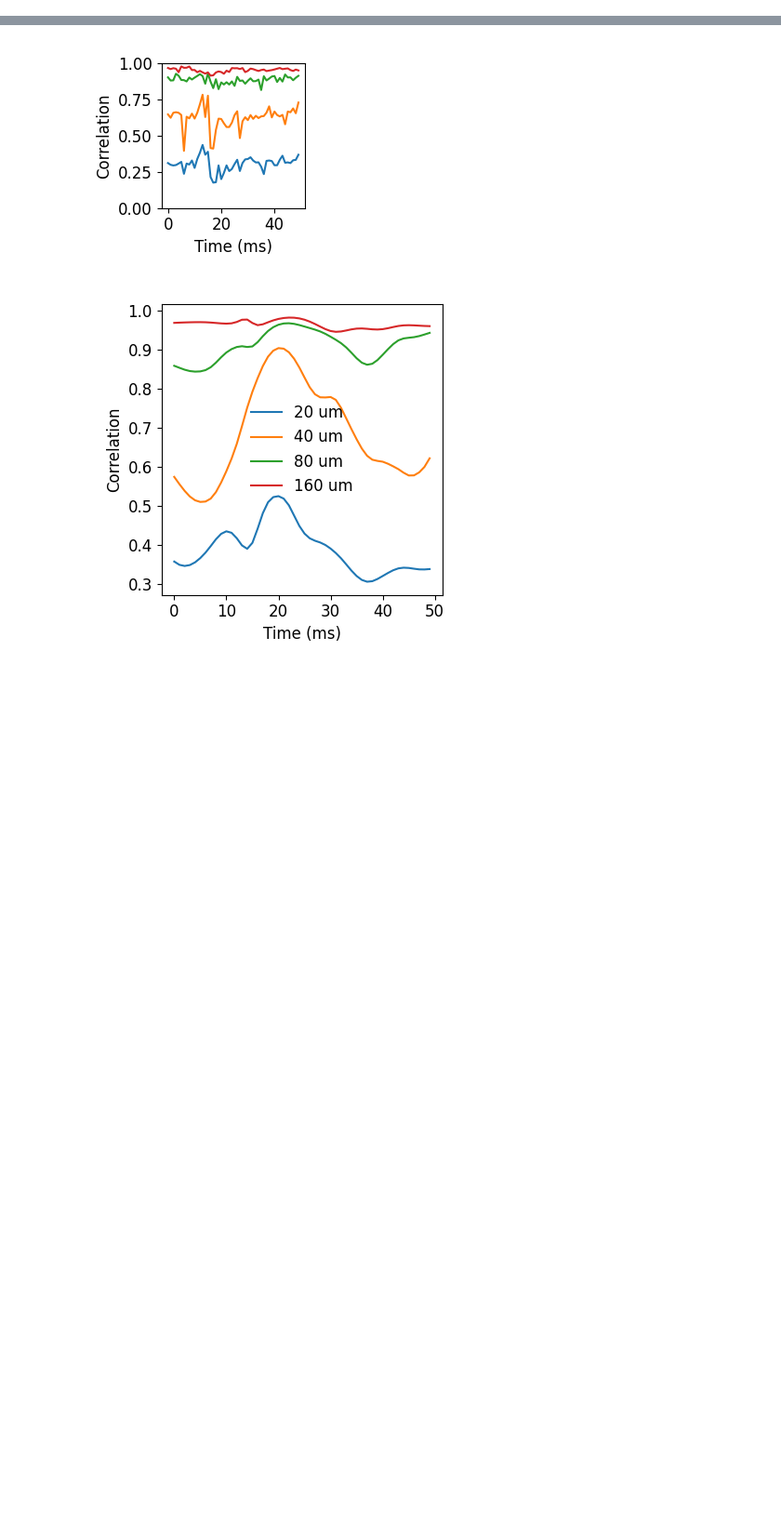
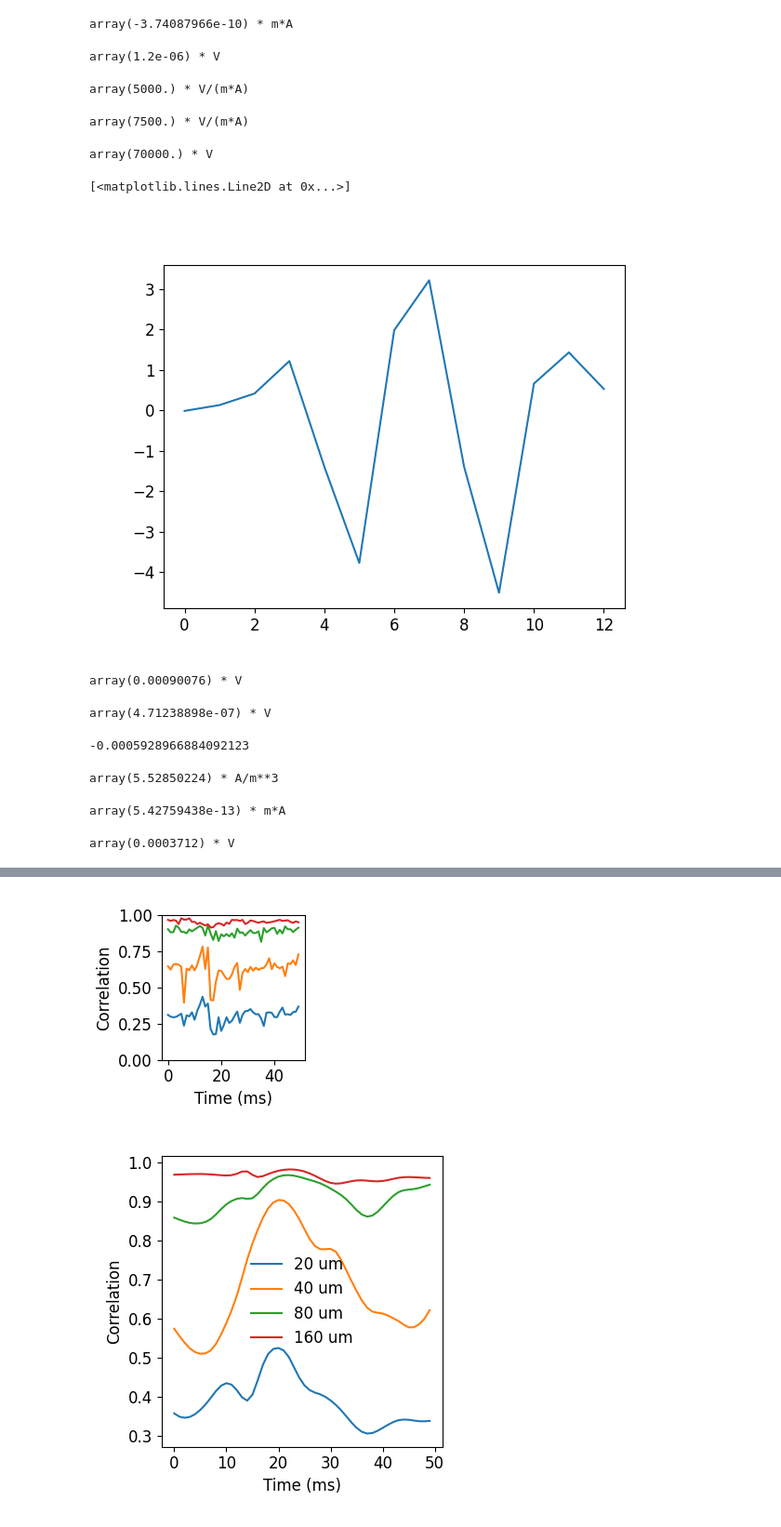
Before and after one commit to joseph-tharayil/csd_paper, a Jupyter notebook: csdCorrelations.ipynb, the cells around one changed output, grey strips where cells are left out. Shown at 93% size. Drawn from its saved outputs; the diff is of its cells as text; code cells hidden in the pictures; blank space fills up the shorter version.

Commit message:
Updates for paper revisions

```diff
--- a/csdCorrelations.ipynb
+++ b/csdCorrelations.ipynb
@@ -223,0 +225,2 @@ plt.savefig('figures/csds.png',dpi=600)
+# %%
+truecsd = icsd_low_quarter.get_csd()[:,2000:2050]
@@ -223,0 +348,53 @@ plt.savefig('figures/csds.png',dpi=600)
+# %%
+# Calculates area needed for our csd to produce the 0.4 nAm dipole magnitude from the other paper: 2 mm^2
+print(np.sum((distances) *truecsd[:,13]*2*pq.mm**2*160*pq.m*1e-6).simplified)
+print(2*pq.mm**2/(np.pi*(200*pq.mm*1e-3)**2))
+# %% [output]
+array(-3.74087966e-10) * m*A
+# %%
+# Calculates the signal from the original dipole (rather than the dipole density) in the paper
+(0.4e-9 * pq.A * pq.m * 3*pq.V/pq.A/(1e-3*pq.m))
+# %% [output]
+array(1.2e-06) * V
+# %%
+5*pq.V/pq.A/(1e-3*pq.m)
+# %% [output]
+array(5000.) * V/(m*A)
+# %%
+3*pq.V/pq.m/(400e-6*pq.A)
+# %% [output]
+array(7500.) * V/(m*A)
+# %%
+7 * pq.A * pq.m * 5*pq.V/pq.A/(.5e-3*pq.m)
+# %% [output]
+array(70000.) * V
+# %%
+plt.figure()
+plt.plot(truecsd[:,13])
+# %% [output]
+[<matplotlib.lines.Line2D at 0x...>]
+[figure, added]
+# %%
+7*pq.A/pq.m**3 * np.pi*(400*pq.m*1e-6)**2*160*pq.m * 160*pq.m*1e-6*2 * 5*pq.V/pq.A/(1e-3*pq.m)
+# %% [output]
+array(0.00090076) * V
+# %%
+(5 * pq.mV /pq.mm**2 * 0.3 * pq.S/pq.m).simplified * np.pi*(400*pq.m*1e-6)**2 * (250*pq.m*1e-6)**2 * 5*pq.V/pq.A/(.5e-3*pq.m)
+# %% [output]
+array(4.71238898e-07) * V
+# %%
+np.min(totalLFPLowRes)
+# %% [output]
+-0.0005928966884092123
+# %%
+np.max(truecsd)
+# %% [output]
+array(5.52850224) * A/m**3
+# %%
+np.max(truecsd)*np.pi*(250*pq.m*1e-6)**2*500*pq.m*1e-6*1000*pq.m*1e-6
+# %% [output]
+array(5.42759438e-13) * m*A
+# %%
+((6*pq.cm)**2/(750*pq.m*1e-6)**2).simplified*58e-9*pq.V
+# %% [output]
+array(0.0003712) * V
```
Also changed, not shown: parts of 35 cells of this notebook, 6 other files.
